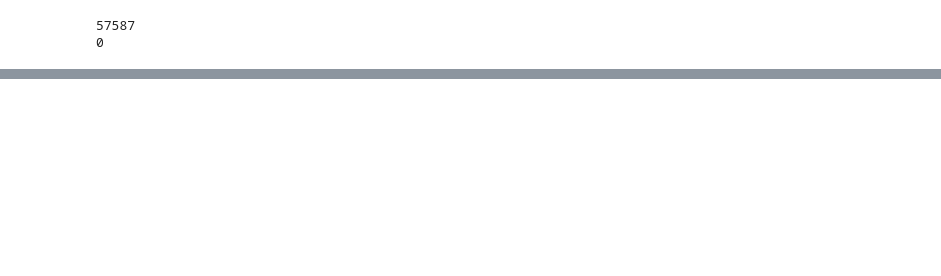
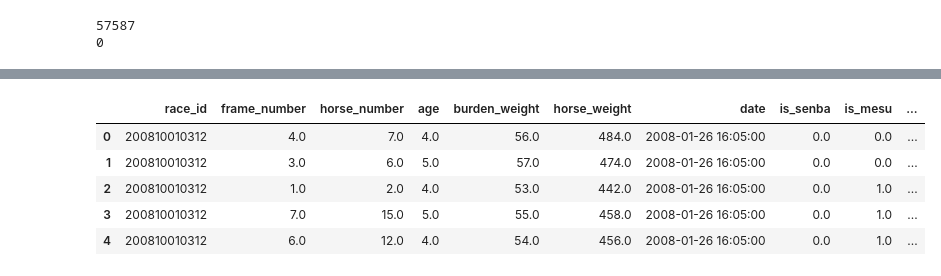
Before and after one commit to unonao/race-predict, a Jupyter notebook: make_train_data.ipynb, the cells around one changed output, grey strips where cells are left out. Cells and saved outputs as stored; diff of their text form; code cells hidden in the pictures; blank space fills up the shorter version.

```diff
--- a/make_train_data.ipynb
+++ b/make_train_data.ipynb
@@ -200,3 +239,12 @@ final_df.fillna(0)
+# %%
+final_df.head()
+# %% [output]
+|  | race_id | frame_number | horse_number | age | burden_weight | horse_weight | date | is_senba | is_mesu | ... |
+| 0 | 200810010312 | 4.0 | 7.0 | 4.0 | 56.0 | 484.0 | 2008-01-26 16:05:00 | 0.0 | 0.0 | ... |
+| 1 | 200810010312 | 3.0 | 6.0 | 5.0 | 57.0 | 474.0 | 2008-01-26 16:05:00 | 0.0 | 0.0 | ... |
+| 2 | 200810010312 | 1.0 | 2.0 | 4.0 | 53.0 | 442.0 | 2008-01-26 16:05:00 | 0.0 | 1.0 | ... |
+| 3 | 200810010312 | 7.0 | 15.0 | 5.0 | 55.0 | 458.0 | 2008-01-26 16:05:00 | 0.0 | 1.0 | ... |
+| 4 | 200810010312 | 6.0 | 12.0 | 4.0 | 54.0 | 456.0 | 2008-01-26 16:05:00 | 0.0 | 1.0 | ... |
 # %%
 final_df = final_df.sort_values("date")
 final_df.to_csv("csv/final_data.csv", index=False)
```
Also changed, not shown: parts of 13 cells of this notebook, 4 other files.
